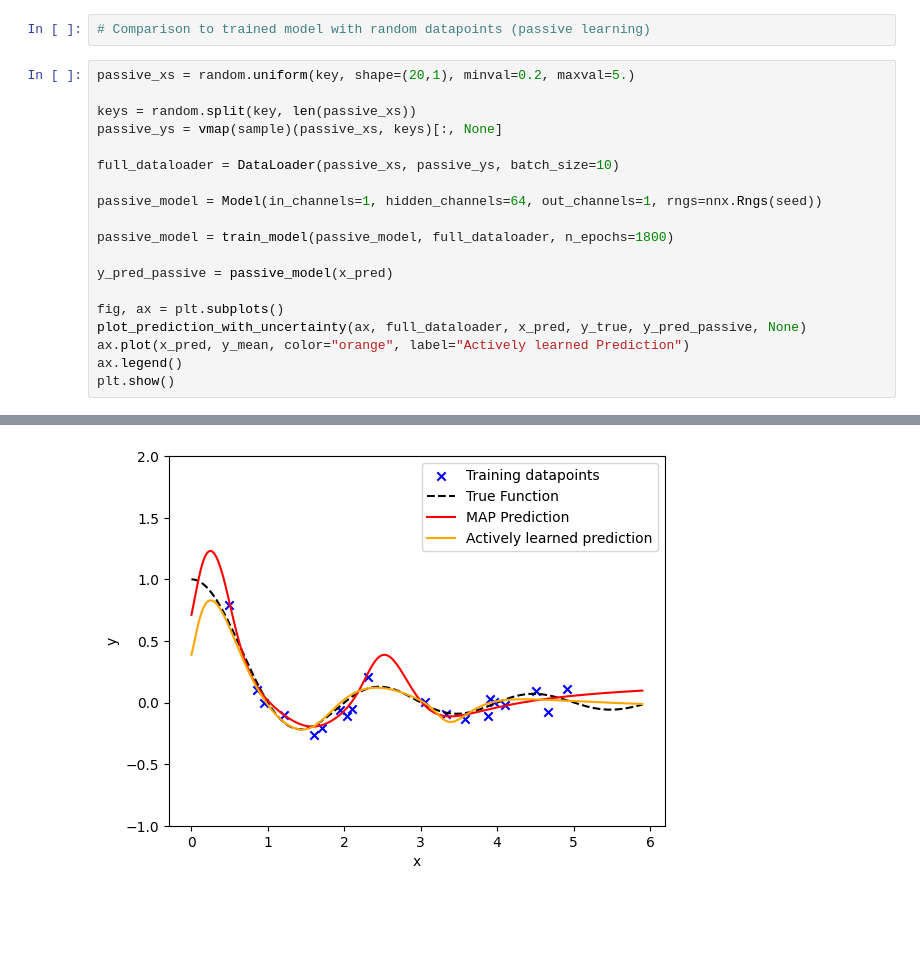
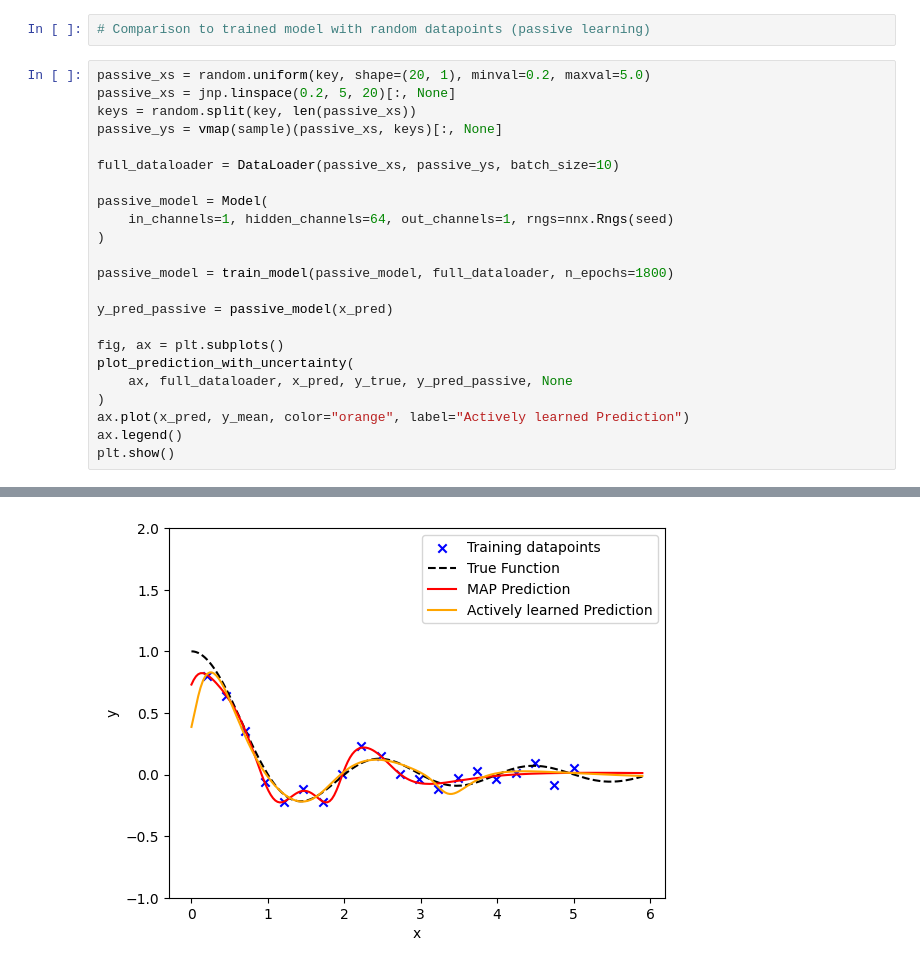
Before and after one commit to laplax-org/laplax, a Jupyter notebook: examples/0003_laplax_for_active_learning.ipynb, the cells around one changed output, grey strips where cells are left out. Drawn from its saved outputs; the diff is of its cells as text; blank space fills up the shorter version.

```diff
--- a/examples/0003_laplax_for_active_learning.ipynb
+++ b/examples/0003_laplax_for_active_learning.ipynb
@@ -292,21 +295,25 @@ HTML(animation.to_jshtml())
 # %%
 # Comparison to trained model with random datapoints (passive learning)
 # %%
-passive_xs = random.uniform(key, shape=(20,1), minval=0.2, maxval=5.)
-
+passive_xs = random.uniform(key, shape=(20, 1), minval=0.2, maxval=5.0)
+passive_xs = jnp.linspace(0.2, 5, 20)[:, None]
 keys = random.split(key, len(passive_xs))
 passive_ys = vmap(sample)(passive_xs, keys)[:, None]
 
 full_dataloader = DataLoader(passive_xs, passive_ys, batch_size=10)
 
-passive_model = Model(in_channels=1, hidden_channels=64, out_channels=1, rngs=nnx.Rngs(seed))
+passive_model = Model(
+    in_channels=1, hidden_channels=64, out_channels=1, rngs=nnx.Rngs(seed)
+)
 
 passive_model = train_model(passive_model, full_dataloader, n_epochs=1800)
 
 y_pred_passive = passive_model(x_pred)
 
 fig, ax = plt.subplots()
-plot_prediction_with_uncertainty(ax, full_dataloader, x_pred, y_true, y_pred_passive, None)
+plot_prediction_with_uncertainty(
+    ax, full_dataloader, x_pred, y_true, y_pred_passive, None
+)
 ax.plot(x_pred, y_mean, color="orange", label="Actively learned Prediction")
 ax.legend()
 plt.show()
@@ -333 +340 @@ Final loss: 0.0354
-[figure, old version]
+[figure, new version]
```
Also changed, not shown: parts of 4 cells of this notebook, 1 other file.
